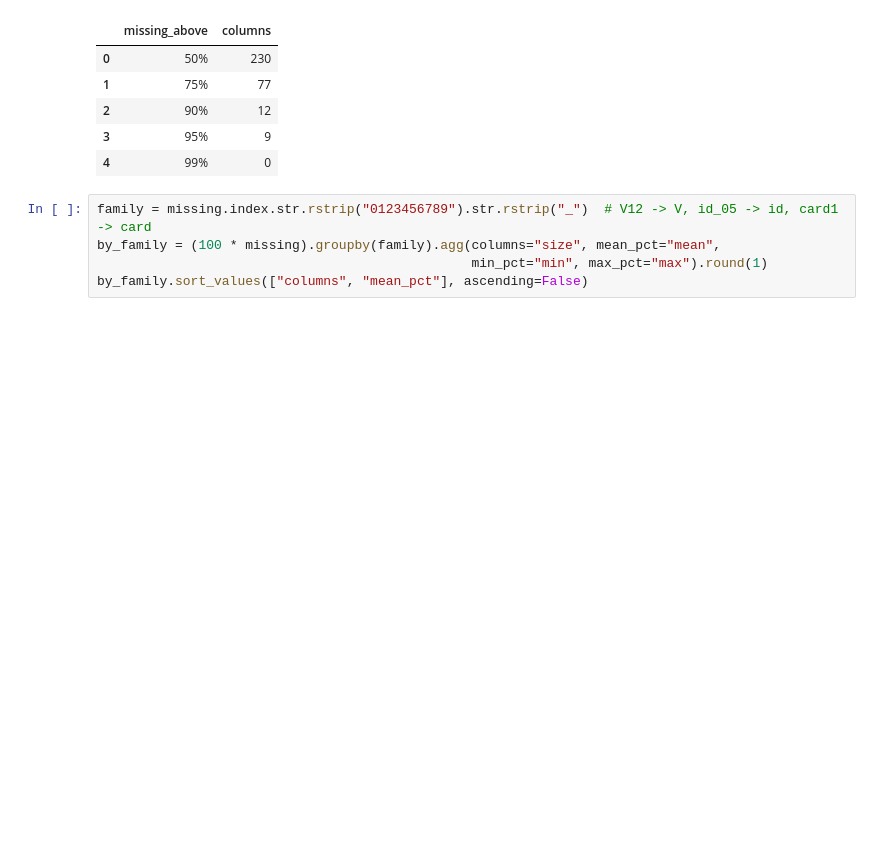
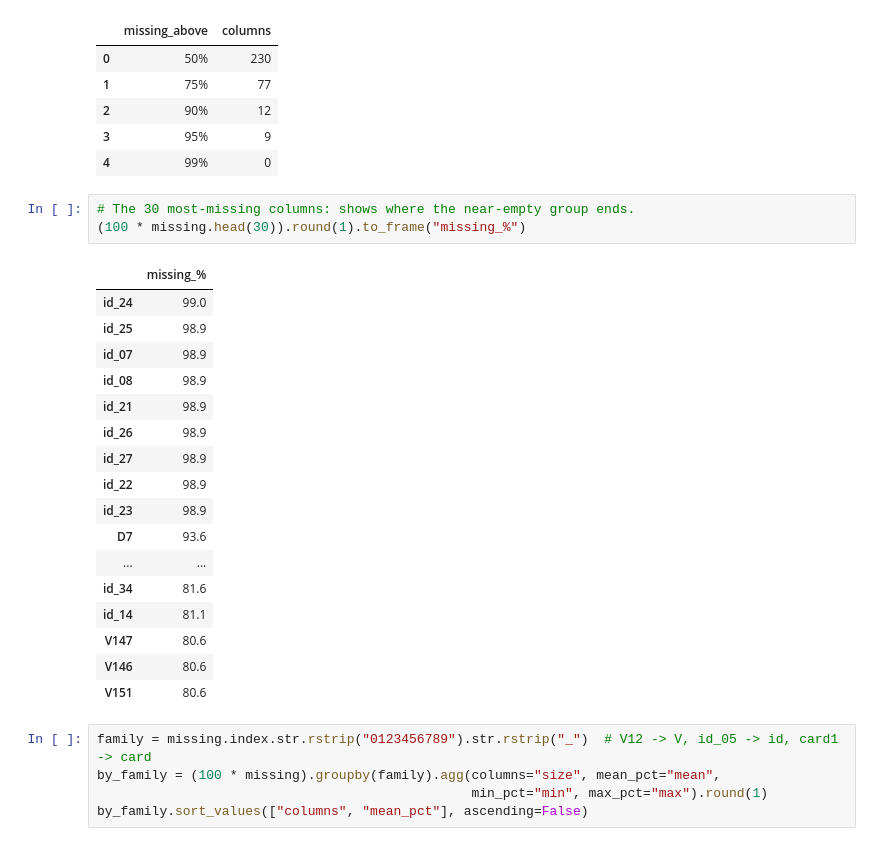
Before and after one commit to KavinduKasthurirathne/capstone-project_268465B, a Jupyter notebook: notebooks/01_eda.ipynb, the cells around one changed output. Drawn from its saved outputs; the diff is of its cells as text; blank space fills up the shorter version.

```diff
--- a/notebooks/01_eda.ipynb
+++ b/notebooks/01_eda.ipynb
@@ -143,6 +143,27 @@ pd.DataFrame({"missing_above": [f"{t:.0%}" for t in thresholds],
 | 2 | 90% | 12 |
 | 3 | 95% | 9 |
 | 4 | 99% | 0 |
+# %%
+# The 30 most-missing columns: shows where the near-empty group ends.
+(100 * missing.head(30)).round(1).to_frame("missing_%")
+# %% [output]
+|  | missing_% |
+| id_24 | 99.0 |
+| id_25 | 98.9 |
+| id_07 | 98.9 |
+| id_08 | 98.9 |
+| id_21 | 98.9 |
+| id_26 | 98.9 |
+| id_27 | 98.9 |
+| id_22 | 98.9 |
+| id_23 | 98.9 |
+| D7 | 93.6 |
+| ... | ... |
+| id_34 | 81.6 |
+| id_14 | 81.1 |
+| V147 | 80.6 |
+| V146 | 80.6 |
+| V151 | 80.6 |
 # %%
 family = missing.index.str.rstrip("0123456789").str.rstrip("_")  # V12 -> V, id_05 -> id, card1 -> card
 by_family = (100 * missing).groupby(family).agg(columns="size", mean_pct="mean",
```
Also changed, not shown: parts of 2 cells of this notebook, 1 other file.
